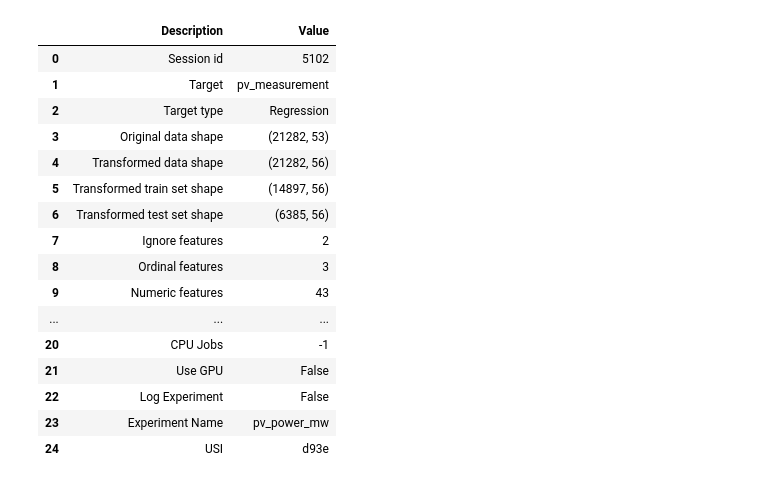
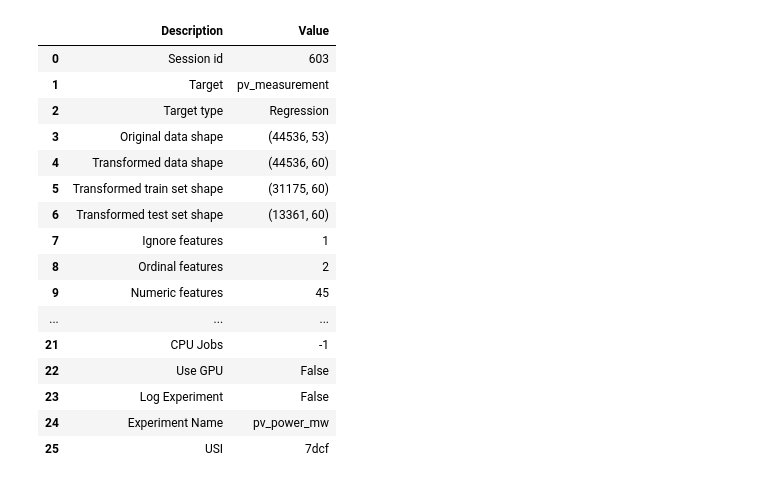
Before and after one commit to mikaelste/TDT4173-project, a Jupyter notebook: mats/pycret/model.ipynb, the cells around one changed output. Saved outputs shown, nothing was run; the diff lists cells and outputs as text; code cells hidden in the pictures.

```diff
--- a/mats/pycret/model.ipynb
+++ b/mats/pycret/model.ipynb
@@ -9,6 +12,8 @@ import numpy as np
 import matplotlib.pylab as plt
 from pycaret.regression import *
 from pathlib import Path
+pd.set_option('display.max_rows', 200)
+pd.set_option('display.max_columns', None)
 # %%
 # from pycaret.utils import version
 # version()
@@ -21,4 +28,4 @@ pipin = Pipin()
 # %%
-df_0 = pipin.get_combined_datasets(consecutive_threshold=6, data_sets=set(["A"]))
+df_0 = pipin.get_combined_datasets(consecutive_threshold=3)
 # %%
 df = df_0.copy()
@@ -50,28 +58,28 @@ ignore_features = pipin.get_irrelevant_features(df)
 categorical_features = pipin.get_categorical_features(df)
 # %%
 # s = setup(df_transformed, target="pv_measurement", normalize=False, categorical_features=categorical_features, experiment_name="pv_power_mw", ignore_features=ignore_features, index=False)
-s = setup(df, target="pv_measurement", normalize=False, categorical_features=categorical_features, experiment_name="pv_power_mw", ignore_features=ignore_features, index=False, fold_shuffle=True)
+s = setup(df, target="pv_measurement", normalize=False, categorical_features=categorical_features, date_features=["time"], experiment_name="pv_power_mw", ignore_features=ignore_features, index=False, fold_shuffle=True)
 # s = setup(df, target="pv_measurement", normalize=False, categorical_features=categorical_features, experiment_name="pv_power_mw", ignore_features=ignore_features, index=False, fold_shuffle=True, feature_selection=True, feature_selection_estimator="et", n_features_to_select=30)
 # s = setup(df, target="pv_measurement", normalize=False, categorical_features=categorical_features, experiment_name="pv_power_mw", ignore_features=ignore_features, index=False, imputation_type="iterative", feature_selection="classic", feature_selection_estimator="et", remove_multicollinearity=True, remove_outliers = True, low_variance_threshold = 0.1,)
 # s = setup(df, target="pv_measurement", imputation_type="iterative", feature_selection="classic", feature_selection_estimator="et", remove_multicollinearity=True, remove_outliers = True, low_variance_threshold = 0.1,  normalize=False, categorical_features=categorical_features, experiment_name="pv_power_mw", ignore_features=ignore_features, index=False,)
 # %% [output]
 |  | Description | Value |
-| 0 | Session id | 5102 |
+| 0 | Session id | 603 |
 | 1 | Target | pv_measurement |
 | 2 | Target type | Regression |
-| 3 | Original data shape | (21282, 53) |
-| 4 | Transformed data shape | (21282, 56) |
-| 5 | Transformed train set shape | (14897, 56) |
-| 6 | Transformed test set shape | (6385, 56) |
-| 7 | Ignore features | 2 |
-| 8 | Ordinal features | 3 |
-| 9 | Numeric features | 43 |
+| 3 | Original data shape | (44536, 53) |
+| 4 | Transformed data shape | (44536, 60) |
+| 5 | Transformed train set shape | (31175, 60) |
+| 6 | Transformed test set shape | (13361, 60) |
+| 7 | Ignore features | 1 |
+| 8 | Ordinal features | 2 |
+| 9 | Numeric features | 45 |
 | ... | ... | ... |
-| 20 | CPU Jobs | -1 |
-| 21 | Use GPU | False |
-| 22 | Log Experiment | False |
-| 23 | Experiment Name | pv_power_mw |
-| 24 | USI | d93e |
+| 21 | CPU Jobs | -1 |
+| 22 | Use GPU | False |
+| 23 | Log Experiment | False |
+| 24 | Experiment Name | pv_power_mw |
+| 25 | USI | 7dcf |
 # %%
 preprocessed_data = s.dataset_transformed
 preprocessed_data
```
Also changed, not shown: parts of 13 cells of this notebook, 27 other files.
